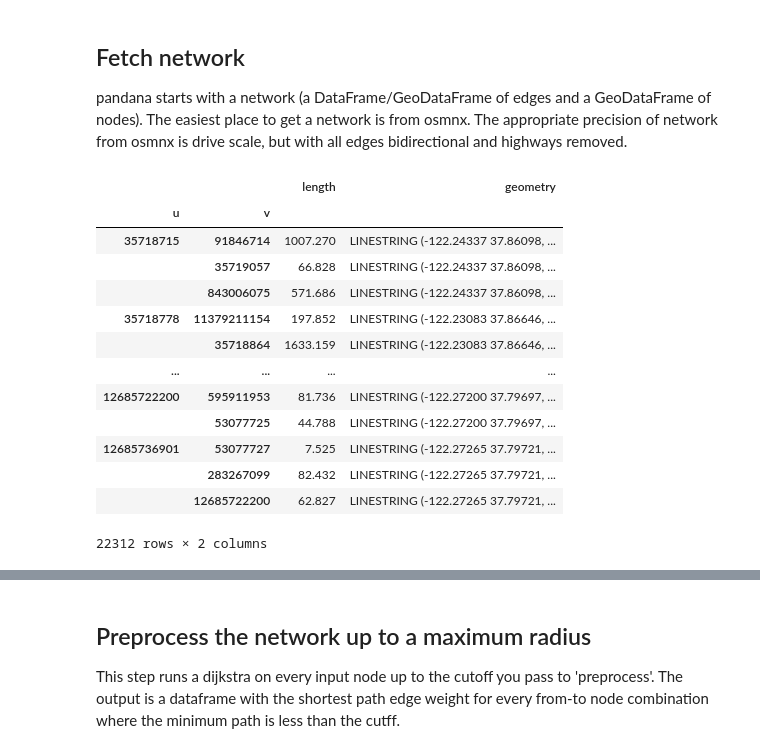
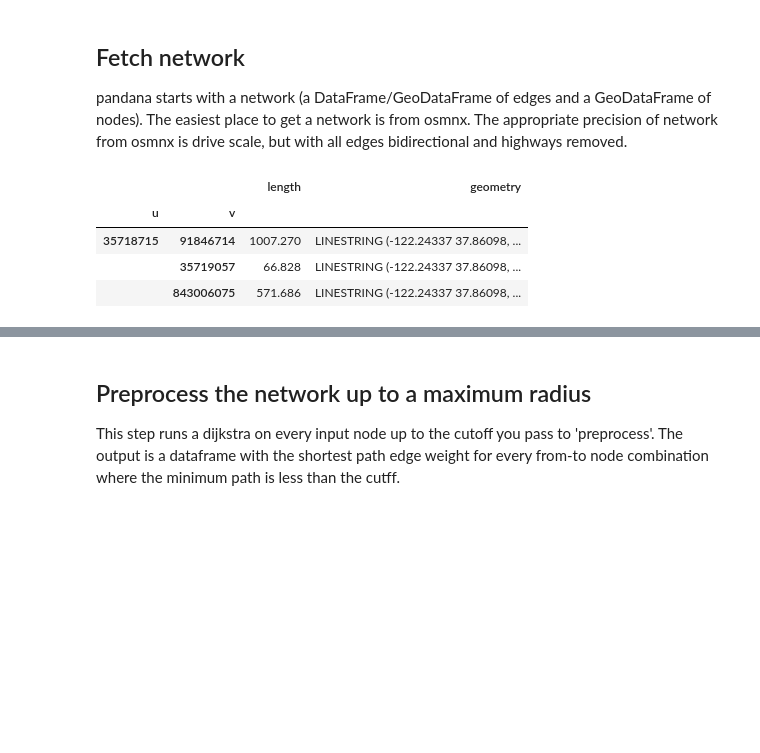
Before and after one commit to mapcraftlabs/pandana2, a Jupyter notebook: examples/pandana_example.ipynb, the cells around one changed output, grey strips where cells are left out. Saved outputs shown, nothing was run; the diff lists cells and outputs as text; code cells hidden in the pictures; blank space fills up the shorter version.

```diff
--- a/examples/pandana_example.ipynb
+++ b/examples/pandana_example.ipynb
@@ -7,20 +7,11 @@ pandana starts with a network (a DataFrame/GeoDataFrame of edges and a GeoDataFr
 # %%
 net = pandana2.PandanaNetwork.from_osmnx_local_streets_from_place_query("Oakland, CA")
 # %%
-net.edges
+net.edges.head(3)
 # %% [output]
 |  |  | length | geometry |
 | u | v |  |  |
 | 35718715 | 91846714 | 1007.270 | LINESTRING (-122.24337 37.86098, ... |
 |  | 35719057 | 66.828 | LINESTRING (-122.24337 37.86098, ... |
 |  | 843006075 | 571.686 | LINESTRING (-122.24337 37.86098, ... |
-| 35718778 | 11379211154 | 197.852 | LINESTRING (-122.23083 37.86646, ... |
-|  | 35718864 | 1633.159 | LINESTRING (-122.23083 37.86646, ... |
-| ... | ... | ... | ... |
-| 12685722200 | 595911953 | 81.736 | LINESTRING (-122.27200 37.79697, ... |
-|  | 53077725 | 44.788 | LINESTRING (-122.27200 37.79697, ... |
-| 12685736901 | 53077727 | 7.525 | LINESTRING (-122.27265 37.79721, ... |
-|  | 283267099 | 82.432 | LINESTRING (-122.27265 37.79721, ... |
-|  | 12685722200 | 62.827 | LINESTRING (-122.27265 37.79721, ... |
-22312 rows × 2 columns
 # %%
```
Also changed, not shown: parts of 5 cells of this notebook.
